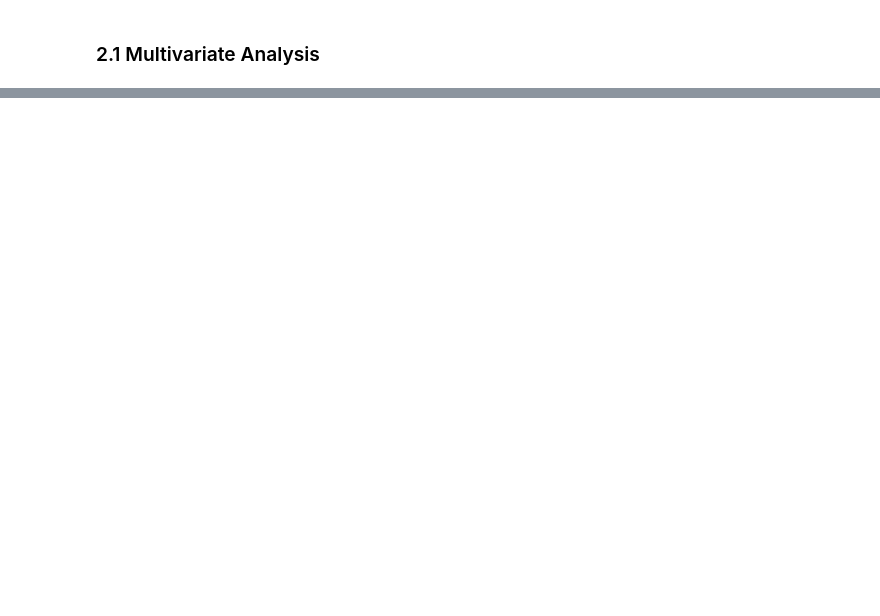
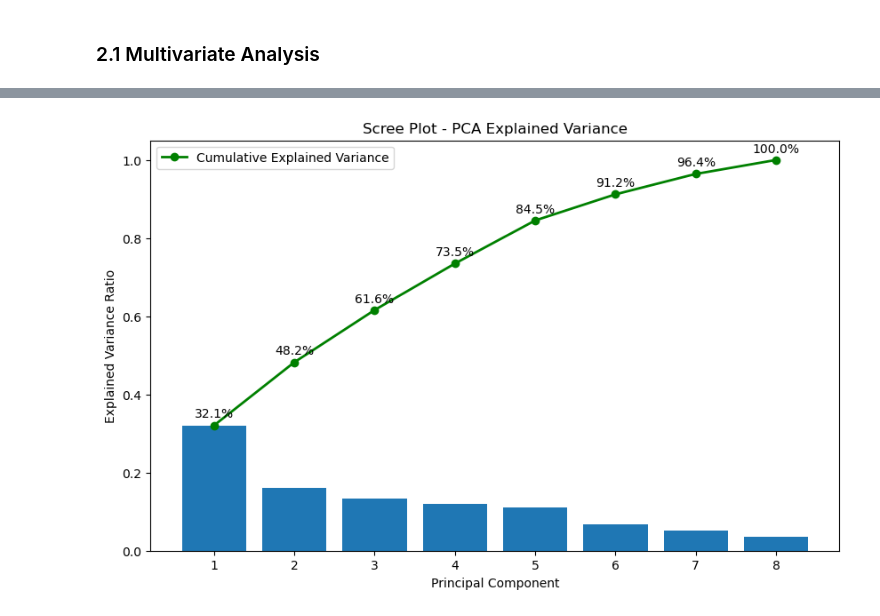
Before and after one commit to frogosorap/SDGReadinessIndex, a Jupyter notebook: CA1.ipynb, the cells around one changed output, grey strips where cells are left out. Drawn from its saved outputs; the diff is of its cells as text; code cells hidden in the pictures; blank space fills up the shorter version.

```diff
--- a/CA1.ipynb
+++ b/CA1.ipynb
@@ -89,0 +152,82 @@ Final Combined Dataset Shape: (200, 9)
+# %%
+from sklearn.preprocessing import StandardScaler
+from sklearn.decomposition import PCA
+import pandas as pd
+import numpy as np
+
+final_numeric = sdg_combined_df.select_dtypes(include='number')
+
+# Standardising the data
+scaler = StandardScaler()
+scaled_data = scaler.fit_transform(final_numeric)
+
+pca = PCA()
+pca_components = pca.fit_transform(scaled_data)
+
+# Scree Plot (Bar Chart)
+plt.figure(figsize=(10, 6))
+
+# Bar chart for explained variance
+plt.bar(
+    range(1, len(pca.explained_variance_ratio_) + 1),
+    pca.explained_variance_ratio_
+)
+
+# Line plot for cumulative variance
+plt.plot(
+    range(1, len(np.cumsum(pca.explained_variance_ratio_)) + 1),
+    np.cumsum(pca.explained_variance_ratio_),
+    marker='o',
+    linewidth=2,
+    color='green',
+    label='Cumulative Explained Variance'
+)
+
+# Adding percentage labels above each cumulative variance point
+for i, value in enumerate(np.cumsum(pca.explained_variance_ratio_), start=1):
+    plt.text(
+        i,
+        value + 0.02,
+        f"{value * 100:.1f}%",
+        ha='center'
+    )
+
+plt.xlabel("Principal Component")
+plt.ylabel("Explained Variance Ratio")
+plt.title("Scree Plot - PCA Explained Variance")
+
+plt.xticks(range(1, len(pca.explained_variance_ratio_) + 1))
+plt.grid(False) # data to ink ratio yet again ;O
+plt.legend()
+
+plt.show()
+
+# PCA Scatter Plot (PC1 vs PC2)
+plt.figure(figsize=(10, 6))
+
+plt.scatter(
+    pca_components[:, 0],
+    pca_components[:, 1],
+    s=50
+)
+
+plt.xlabel(f"PC1 ({pca.explained_variance_ratio_[0] * 100:.1f}% Variance)")
+plt.ylabel(f"PC2 ({pca.explained_variance_ratio_[1] * 100:.1f}% Variance)")
+plt.title("PCA Scatter Plot")
+plt.grid(False) # data to ink ratio ;)
+plt.show()
+
+# Kaiser Criterion
+kaiser_df = pd.DataFrame({
+    'Principal Component': [f'PC{i+1}' for i in range(len(pca.explained_variance_))],
+    'Eigenvalue': pca.explained_variance_,
+    'Keep_Component': pca.explained_variance_ > 1
+})
+# Only retain PCs with eigenvalues greater than 1
+
+print("Kaiser Criterion Results")
+display(kaiser_df.round(4))
+
+print(f"\nNumber of PCs retained using Kaiser Criterion: {(pca.explained_variance_ > 1).sum()}")
+# %% [output]
+[figure, added]
```
Also changed, not shown: parts of 9 cells of this notebook.
